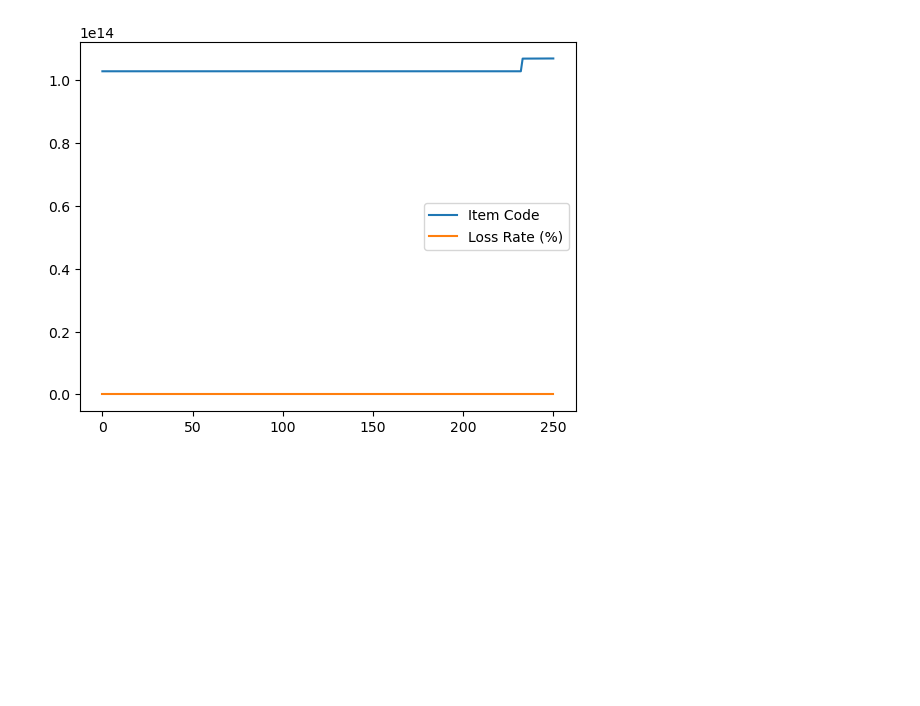
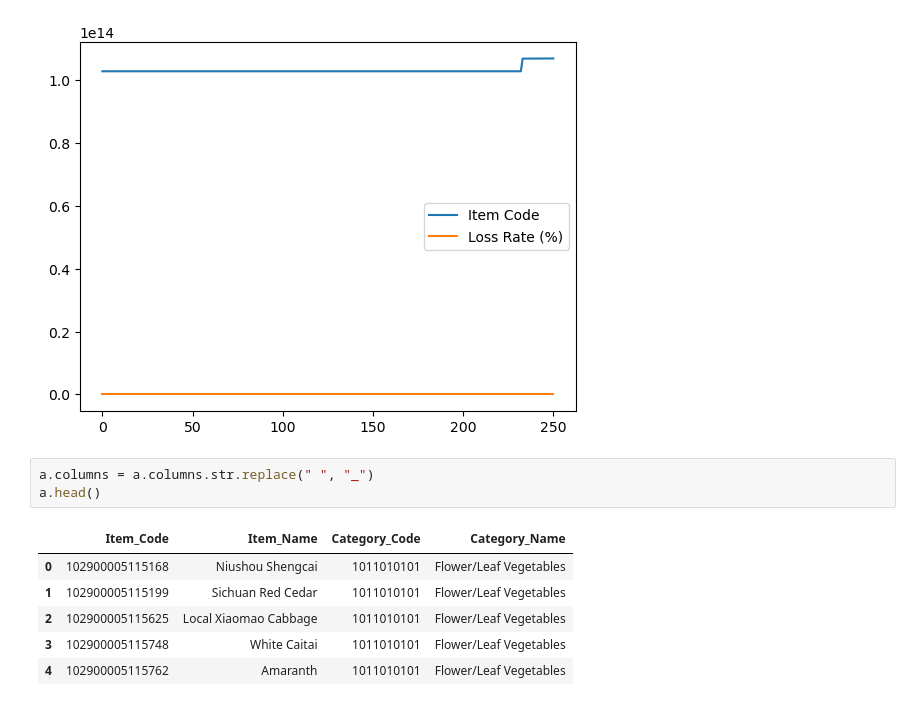
Before and after one commit to RumethSandinu/Project-connexa, a Jupyter notebook: Shamal/model_building.ipynb, the cells around one changed output. Drawn from its saved outputs; the diff is of its cells as text; blank space fills up the shorter version.

```diff
--- a/Shamal/model_building.ipynb
+++ b/Shamal/model_building.ipynb
@@ -360,3 +360,13 @@ d.plot()
 # %% [output]
 <AxesSubplot:>
 [figure]
+# %%
+a.columns = a.columns.str.replace(" ", "_")
+a.head()
+# %% [output]
+|  | Item_Code | Item_Name | Category_Code | Category_Name |
+| 0 | 102900005115168 | Niushou Shengcai | 1011010101 | Flower/Leaf Vegetables |
+| 1 | 102900005115199 | Sichuan Red Cedar | 1011010101 | Flower/Leaf Vegetables |
+| 2 | 102900005115625 | Local Xiaomao Cabbage | 1011010101 | Flower/Leaf Vegetables |
+| 3 | 102900005115748 | White Caitai | 1011010101 | Flower/Leaf Vegetables |
+| 4 | 102900005115762 | Amaranth | 1011010101 | Flower/Leaf Vegetables |
```
Also changed, not shown: parts of 10 cells of this notebook.
